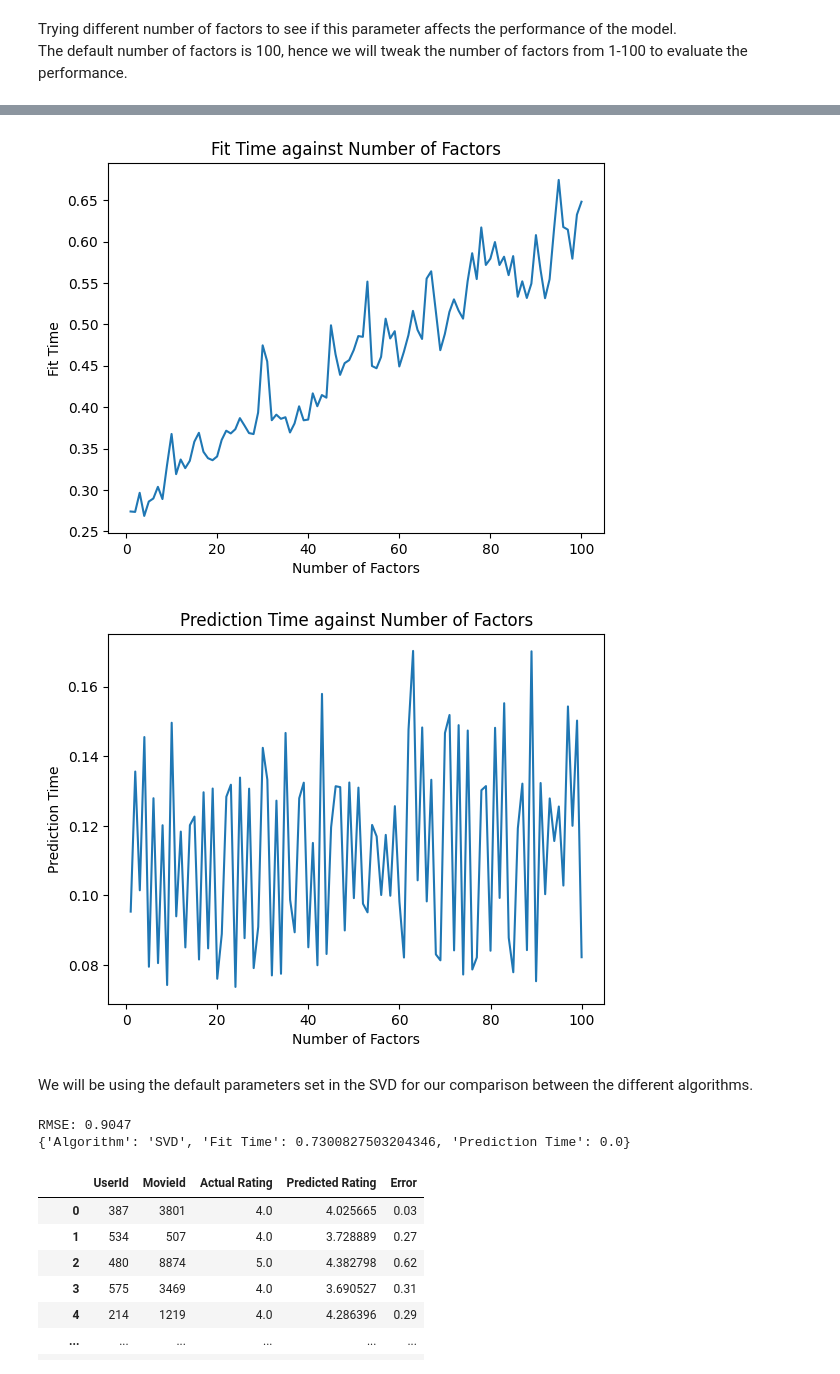
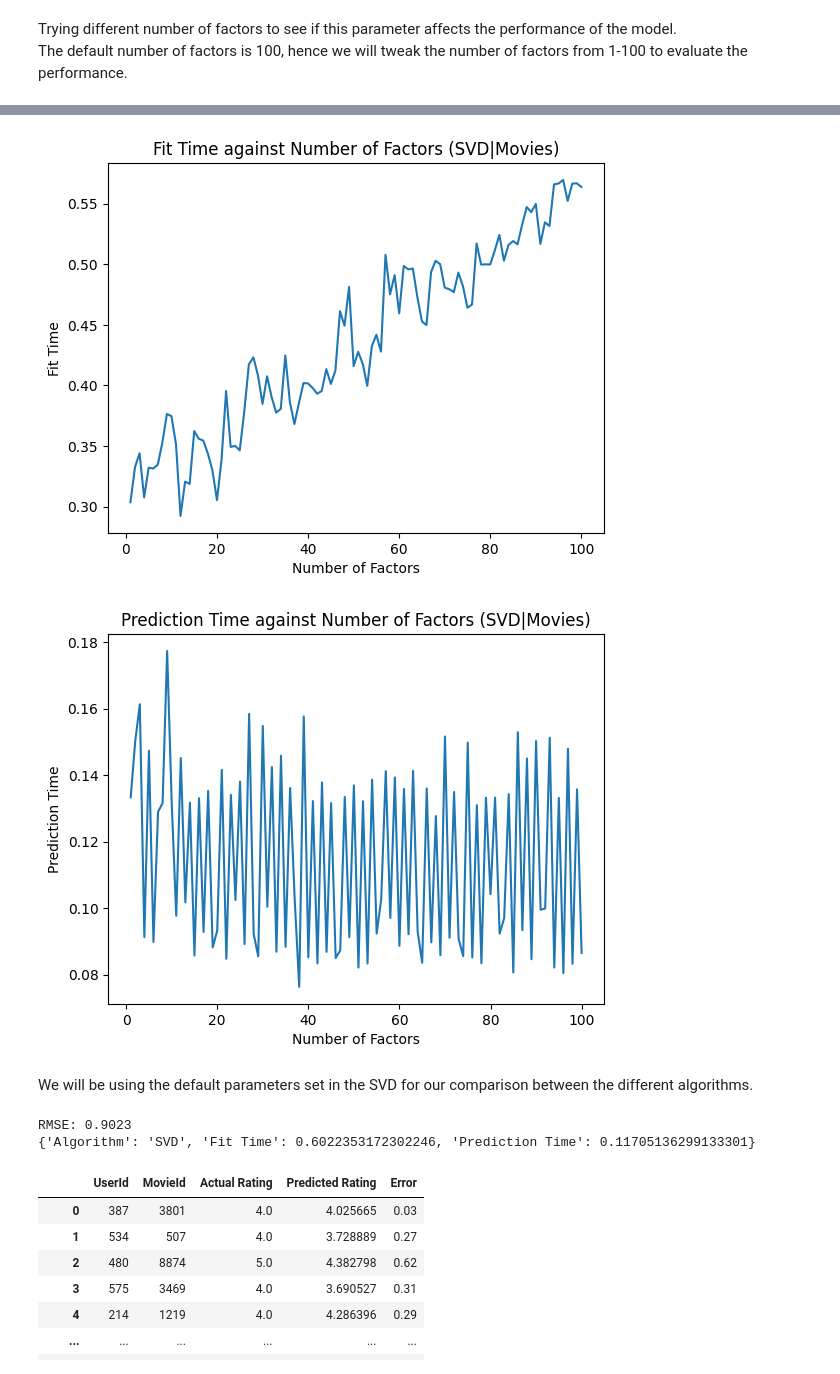
Before and after one commit to gtengwei/CZ4032-Data-Mining, a Jupyter notebook: SVD (Collaborative) - Movies .ipynb, the cells around one changed output, grey strips where cells are left out. Cells and saved outputs as stored; diff of their text form; code cells hidden in the pictures.

```diff
--- a/SVD (Collaborative) - Movies .ipynb
+++ b/SVD (Collaborative) - Movies .ipynb
@@ -55,9 +55,10 @@ from collections import defaultdict
 svd_dict = defaultdict(dict)
 for i in range(100):
     svd = SVD(n_factors=i+1)
-    start_time = time.time()
+    fit_start_time = time.time()
     svd.fit(train)
-    fit_time = time.time() - start_time
+    fit_time = time.time() - fit_start_time
+
     predictions = svd.test(test)
     svd_dict[i+1]['rmse'] = rmse(predictions)
     svd_dict[i+1]['fit_time'] = fit_time
@@ -95,18 +96,18 @@ import matplotlib.pyplot as plt
 plt.plot(svd_df.loc['rmse'])
 plt.xlabel('Number of Factors')
 plt.ylabel('RMSE')
-plt.title('RMSE against Number of Factors')
+plt.title('RMSE against Number of Factors (SVD|Movies)')
 plt.show()
 
 plt.plot(svd_df.loc['fit_time'])
 plt.xlabel('Number of Factors')
 plt.ylabel('Fit Time')
-plt.title('Fit Time against Number of Factors')
+plt.title('Fit Time against Number of Factors (SVD|Movies)')
 plt.show()
 
 plt.plot(svd_df.loc['prediction_time'])
 plt.xlabel('Number of Factors')
 plt.ylabel('Prediction Time')
-plt.title('Prediction Time against Number of Factors')
+plt.title('Prediction Time against Number of Factors (SVD|Movies)')
 plt.show()
 # %% [output]
@@ -114,5 +115,5 @@ plt.show()
-[figure, old version]
+[figure, new version]
-[figure, old version]
+[figure, new version]
 # %% [markdown]
 We will be using the default parameters set in the SVD for our comparison between the different algorithms.
 # %%
@@ -122,14 +123,14 @@ begin_fit = time.time()
 svd.fit(train)
 end_fit = time.time()
 begin_predict = time.time()
+svd.test(test)
 end_predict = time.time()
-svd.test(test)
 result = rmse(svd.test(test))
 row = {"Algorithm":"SVD","Fit Time":end_fit-begin_fit,"Prediction Time":end_predict-begin_predict}
 print(row)
 # %% [output]
-RMSE: 0.9047
-{'Algorithm': 'SVD', 'Fit Time': 0.7300827503204346, 'Prediction Time': 0.0}
+RMSE: 0.9023
+{'Algorithm': 'SVD', 'Fit Time': 0.6022353172302246, 'Prediction Time': 0.11705136299133301}
 # %%
 testdf = pd.DataFrame(test)
 testdf = testdf.rename(columns={
```
Also changed, not shown: parts of 2 cells of this notebook, 1 other file.
